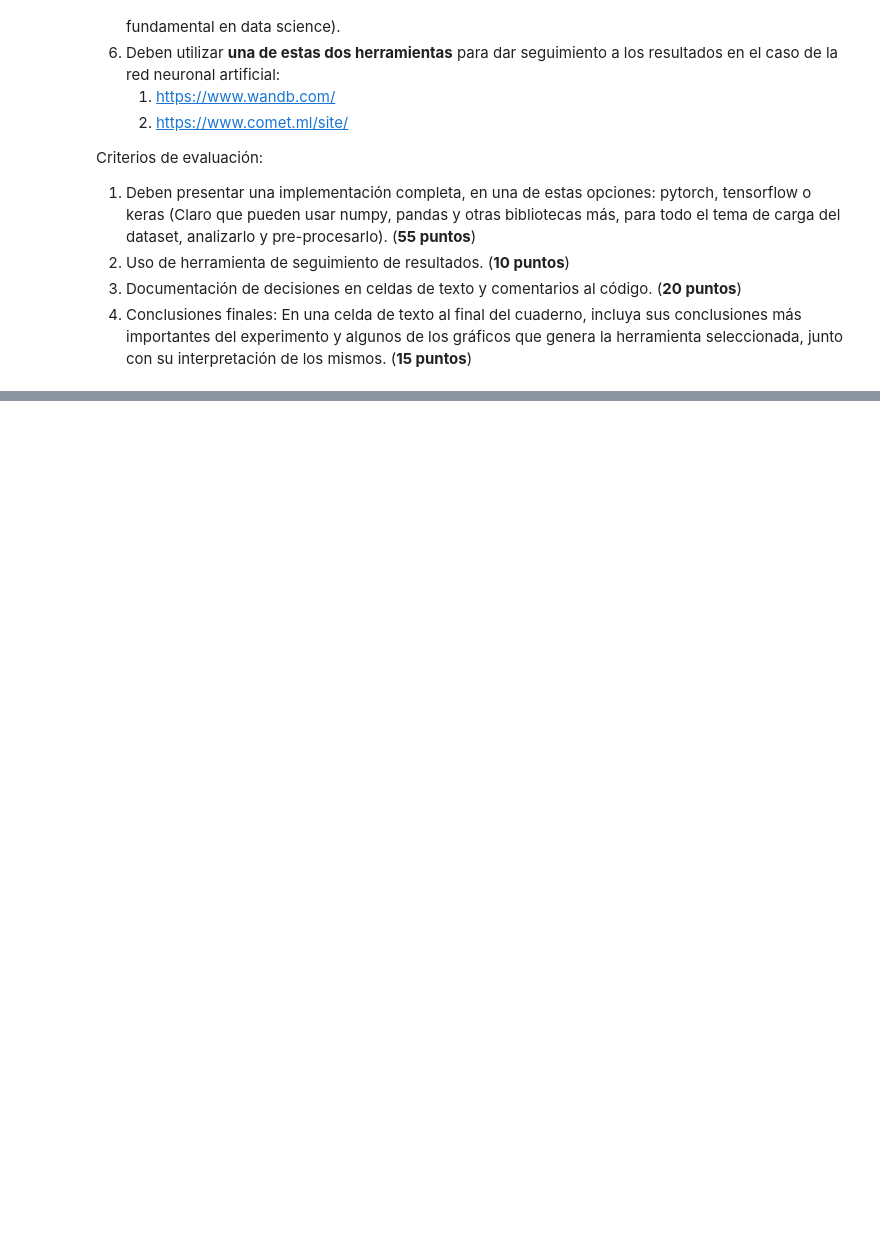
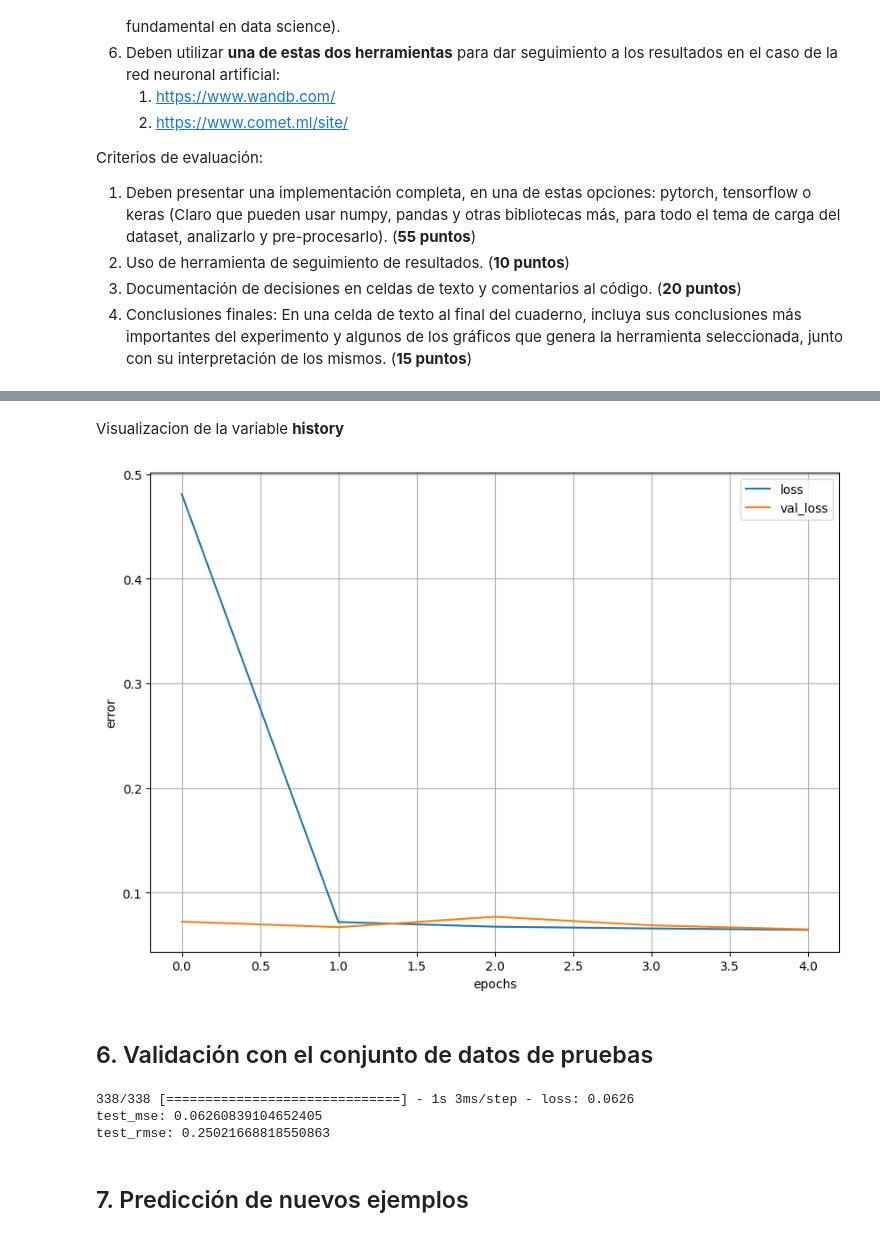
Before and after one commit to JeanPaulRF/Trabajos-IA, a Jupyter notebook: TP-3/2023-2-Trabajo Practico_3.ipynb, the cells around one changed output, grey strips where cells are left out. Drawn from its saved outputs; the diff is of its cells as text; code cells hidden in the pictures; blank space fills up the shorter version.

```diff
--- a/TP-3/2023-2-Trabajo Practico_3.ipynb
+++ b/TP-3/2023-2-Trabajo Practico_3.ipynb
@@ -107,0 +137,10 @@ X_val, X_test, y_val, y_test = train_test_split(X_temp, y_temp, test_size=0.5, r
+# %%
+# creacion de la red
+network = models.Sequential()
+
+# capa de 30 neuronas
+network.add(layers.Dense(30, activation='relu', input_shape=X_train.shape[1:]))
+# capa de 10 neuronas
+network.add(layers.Dense(10, activation='relu'))
+# capa de 1 neurona
+network.add(layers.Dense(1, activation='linear'))
@@ -107,0 +183,3 @@ X_val, X_test, y_val, y_test = train_test_split(X_temp, y_temp, test_size=0.5, r
+# %%
+network.compile(loss='mean_squared_error',
+                optimizer='sgd')
@@ -107,0 +190,6 @@ X_val, X_test, y_val, y_test = train_test_split(X_temp, y_temp, test_size=0.5, r
+# %%
+scaler = RobustScaler()
+
+X_train_prep = scaler.fit_transform(X_train)
+X_val_prep = scaler.transform(X_val)
+X_test_prep = scaler.transform(X_test)
@@ -107,0 +198,5 @@ X_val, X_test, y_val, y_test = train_test_split(X_temp, y_temp, test_size=0.5, r
+# %%
+history = network.fit(X_train_prep,
+                      y_train,
+                      epochs=5,
+                      validation_data=(X_val_prep, y_val))
@@ -107,0 +214,24 @@ X_val, X_test, y_val, y_test = train_test_split(X_temp, y_temp, test_size=0.5, r
+# %% [markdown]
+Visualizacion de la variable **history**
+# %%
+pd.DataFrame(history.history).plot(figsize=(10, 7))
+plt.grid(True)
+plt.xlabel("epochs")
+plt.ylabel("error")
+plt.show()
+# %% [output]
+[figure, added]
+# %% [markdown]
+## 6. Validación con el conjunto de datos de pruebas
+# %%
+test_loss = network.evaluate(X_test_prep, y_test)
+
+print('test_mse:', test_loss)
+
+print('test_rmse:', pow(test_loss,1/2))
+# %% [output]
+338/338 [==============================] - 1s 3ms/step - loss: 0.0626
+test_mse: 0.06260839104652405
+test_rmse: 0.25021668818550863
+# %% [markdown]
+## 7. Predicción de nuevos ejemplos
```
Also changed, not shown: parts of 28 cells of this notebook.
